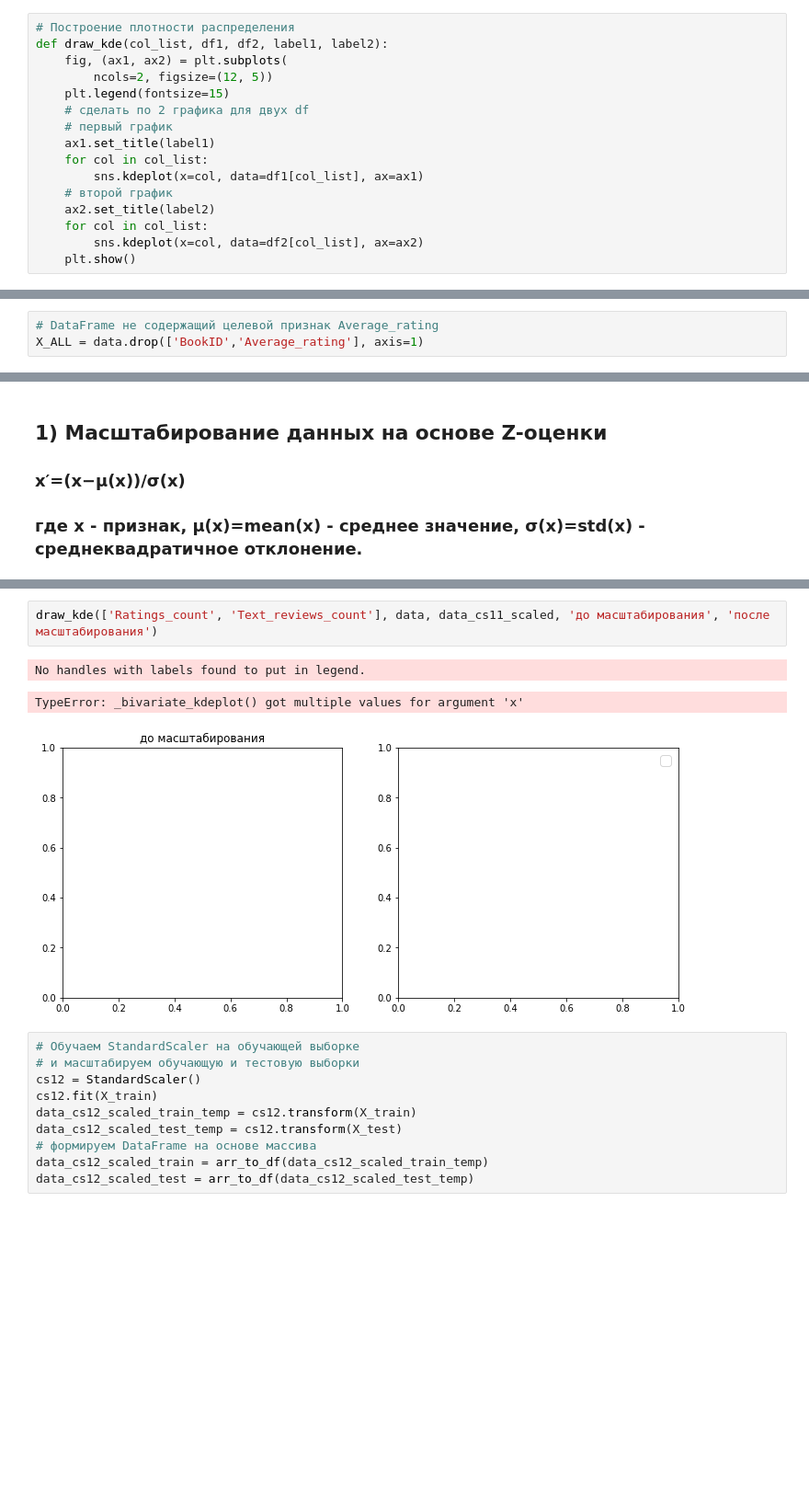
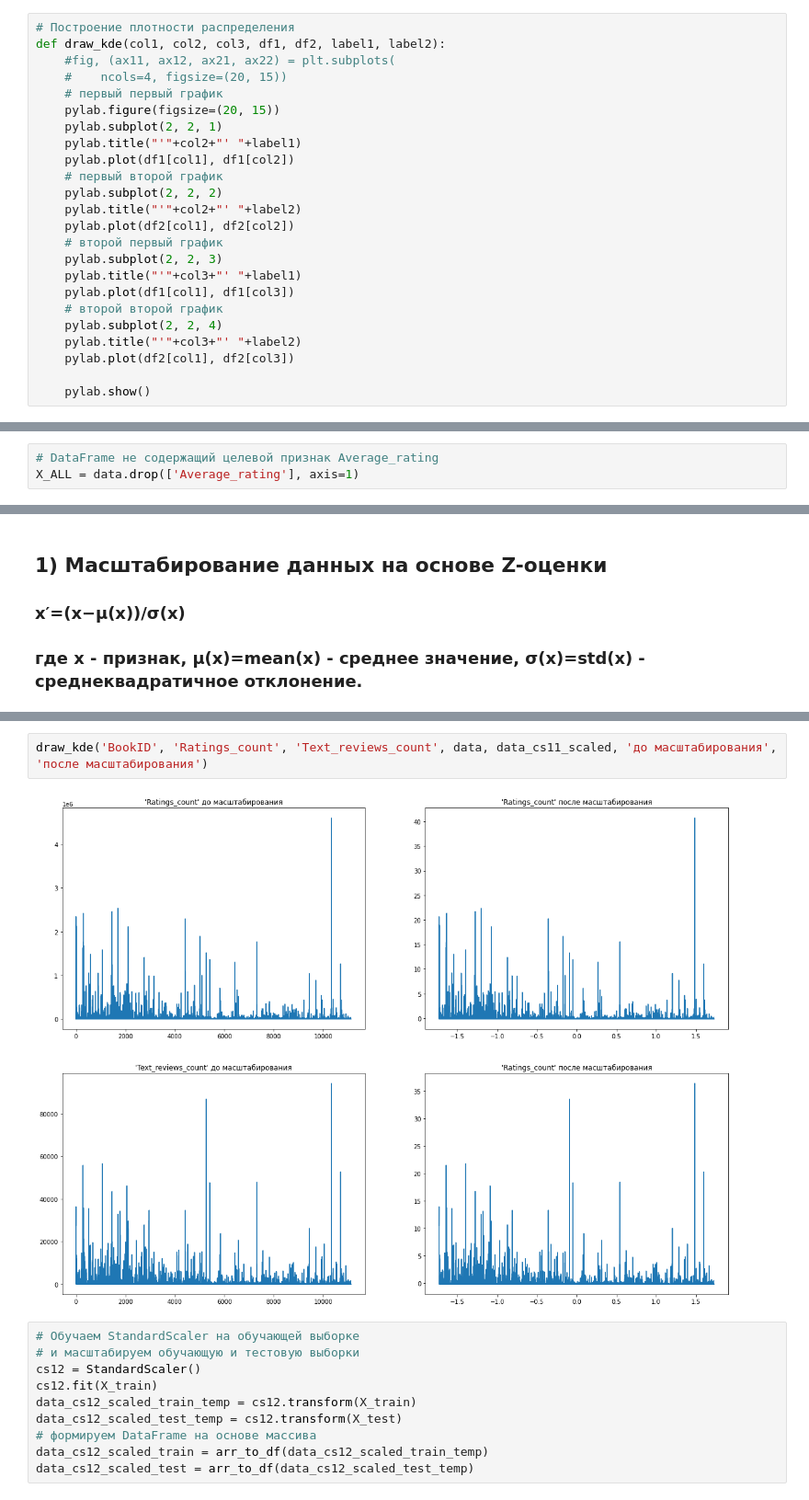
Before and after one commit to DMfananddu/MML, a Jupyter notebook: lab3/3.ipynb, the cells around one changed output, grey strips where cells are left out. Shown: that part at 92% size. Cells and saved outputs as stored; diff of their text form; blank space fills up the shorter version.

```diff
--- a/lab3/3.ipynb
+++ b/lab3/3.ipynb
@@ -12,22 +13,30 @@ from sklearn.preprocessing import RobustScaler
 from sklearn.preprocessing import MaxAbsScaler
 #
 # %matplotlib inline
-# %%
-# Построение плотности распределения
-def draw_kde(col_list, df1, df2, label1, label2):
-    fig, (ax1, ax2) = plt.subplots(
-        ncols=2, figsize=(12, 5))
-    plt.legend(fontsize=15)
-    # сделать по 2 графика для двух df
-    # первый график
-    ax1.set_title(label1)
-    for col in col_list:
-        sns.kdeplot(x=col, data=df1[col_list], ax=ax1)
-    # второй график
-    ax2.set_title(label2)
-    for col in col_list:
-        sns.kdeplot(x=col, data=df2[col_list], ax=ax2)
-    plt.show()
+# %%
+# Построение плотности распределения
+def draw_kde(col1, col2, col3, df1, df2, label1, label2):
+    #fig, (ax11, ax12, ax21, ax22) = plt.subplots(
+    #    ncols=4, figsize=(20, 15))
+    # первый первый график
+    pylab.figure(figsize=(20, 15))
+    pylab.subplot(2, 2, 1)
+    pylab.title("'"+col2+"' "+label1)
+    pylab.plot(df1[col1], df1[col2])
+    # первый второй график
+    pylab.subplot(2, 2, 2)
+    pylab.title("'"+col2+"' "+label2)
+    pylab.plot(df2[col1], df2[col2])
+    # второй первый график
+    pylab.subplot(2, 2, 3)
+    pylab.title("'"+col3+"' "+label1)
+    pylab.plot(df1[col1], df1[col3])
+    # второй второй график
+    pylab.subplot(2, 2, 4)
+    pylab.title("'"+col3+"' "+label2)
+    pylab.plot(df2[col1], df2[col3])
+
+    pylab.show()
 # %% [markdown]
 # Выбрать один или несколько наборов данных (датасетов) для решения следующих задач. Каждая задача может быть решена на отдельном датасете, или несколько задач могут быть решены на одном датасете. Просьба не использовать датасет, на котором данная задача решалась в лекции.
 # %%
@@ -60,7 +69,7 @@ data.head(1)
 | 0 | 0 | 4.57 | 652 | 2095690 | 27591 | 9 | ... |
 # %%
 # DataFrame не содержащий целевой признак Average_rating
-X_ALL = data.drop(['BookID','Average_rating'], axis=1)
+X_ALL = data.drop(['Average_rating'], axis=1)
 # %%
 # Функция для восстановления датафрейма
 # на основе масштабированных данных
@@ -103,9 +112,7 @@ X_ALL.head(1)
 # %%
-draw_kde(['Ratings_count', 'Text_reviews_count'], data, data_cs11_scaled, 'до масштабирования', 'после масштабирования')
+draw_kde('BookID', 'Ratings_count', 'Text_reviews_count', data, data_cs11_scaled, 'до масштабирования', 'после масштабирования')
 # %% [output]
-No handles with labels found to put in legend.
-TypeError: _bivariate_kdeplot() got multiple values for argument 'x'
-[figure, old version]
+[figure, new version]
 # %%
 # Обучаем StandardScaler на обучающей выборке
 # и масштабируем обучающую и тестовую выборки
```
Also changed, not shown: parts of 4 cells of this notebook.
